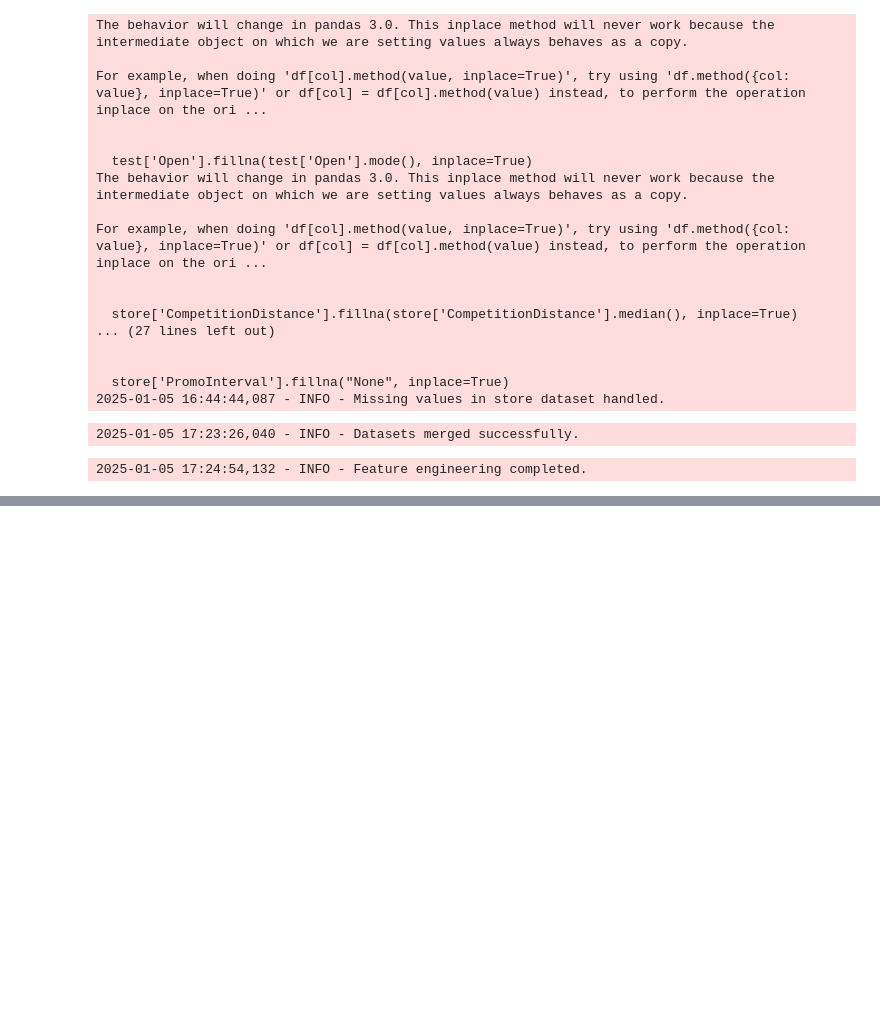
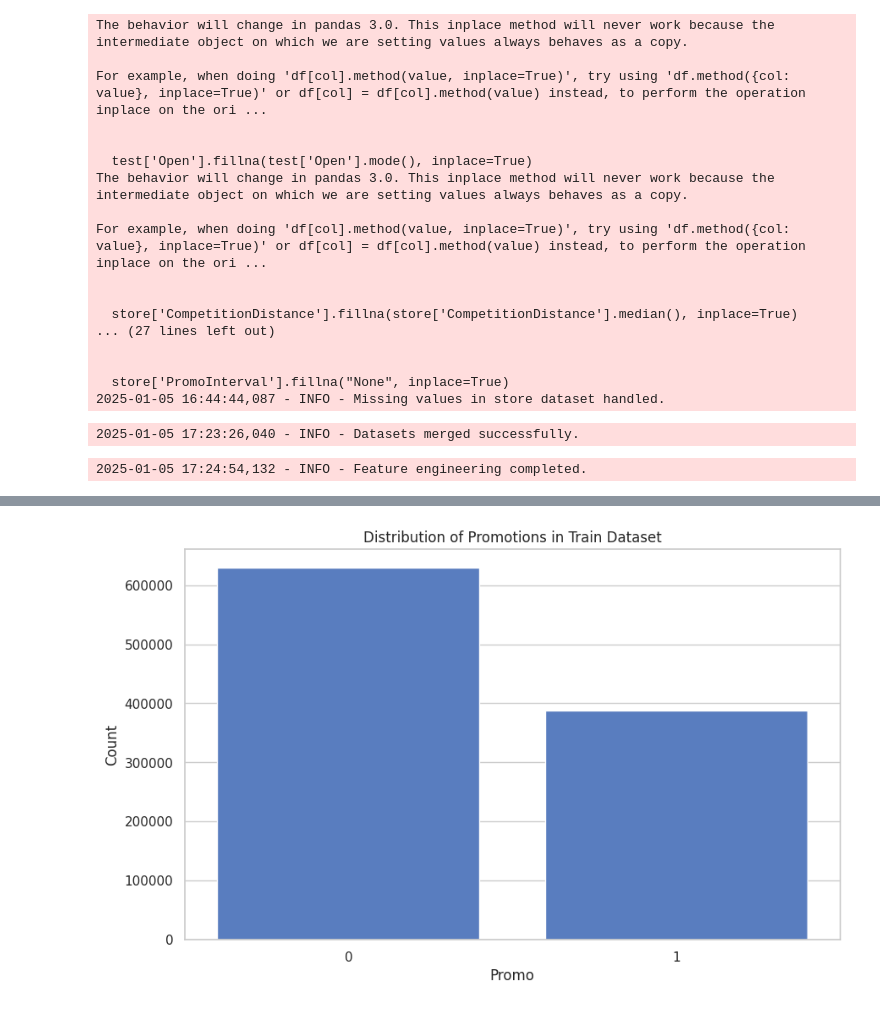
Before and after one commit to SaraFedlu/Sales-Forecasting-Pipeline, a Jupyter notebook: notebooks/eda.ipynb, the cells around one changed output, grey strips where cells are left out. Drawn from its saved outputs; the diff is of its cells as text; code cells hidden in the pictures; blank space fills up the shorter version.

Commit message:
check promo distribution

```diff
--- a/notebooks/eda.ipynb
+++ b/notebooks/eda.ipynb
@@ -148,3 +148,16 @@ test['DayOfMonth'] = pd.to_datetime(test['Date']).dt.day
 logger.info("Feature engineering completed.")
 # %% [output]
 2025-01-05 17:24:54,132 - INFO - Feature engineering completed.
+# %%
+# Check Promo distribution
+plt.figure(figsize=(10, 6))
+sns.countplot(data=train, x='Promo')
+plt.title('Distribution of Promotions in Train Dataset')
+plt.xlabel('Promo')
+plt.ylabel('Count')
+plt.show()
+
+promo = train.groupby('Promo')['Promo'].count()
+logger.info(f"Total count of Promo=1: {promo[1]:.2f}")
+logger.info(f"Total count of Promo=0: {promo[0]:.2f}")
+# %% [output]
@@ -150,0 +166 @@ logger.info("Feature engineering completed.")
+[figure, added]
```
Also changed, not shown: parts of 1 cell of this notebook.
